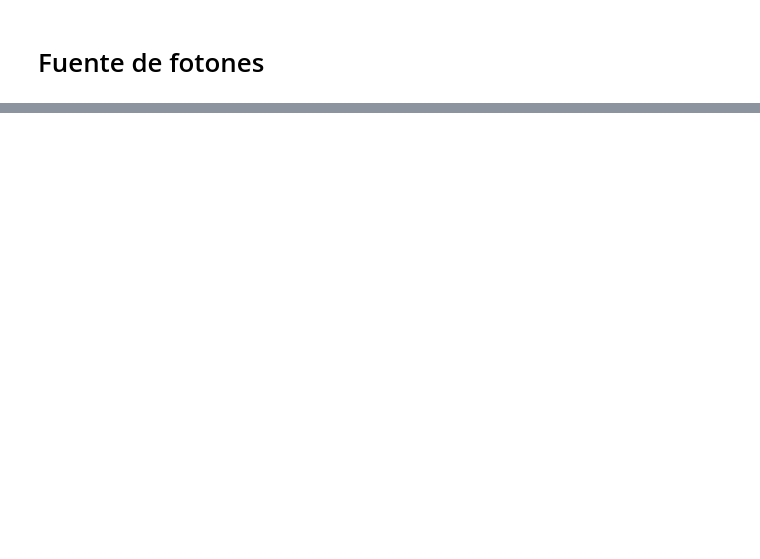
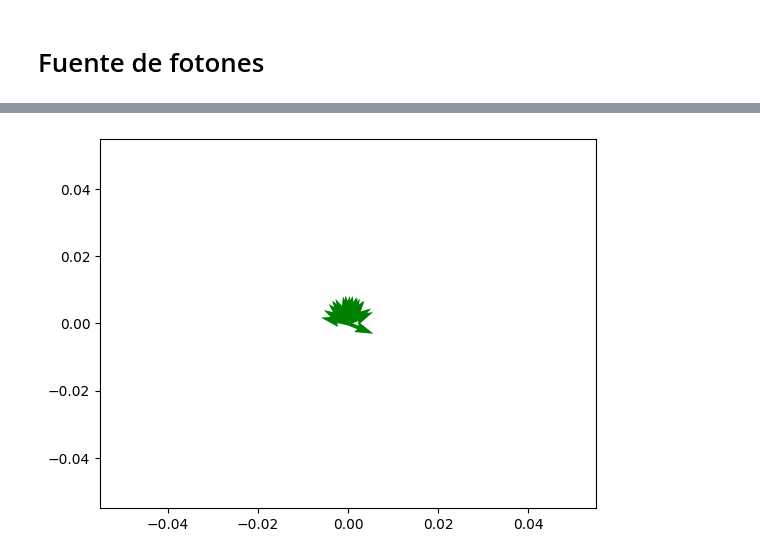
Before and after one commit to Olmichu22/Proyecto-DM-Master-Tecnologia-Fisica, a Jupyter notebook: test.ipynb, the cells around one changed output, grey strips where cells are left out. Saved outputs shown, nothing was run; the diff lists cells and outputs as text; code cells hidden in the pictures; blank space fills up the shorter version.

```diff
--- a/test.ipynb
+++ b/test.ipynb
@@ -152,0 +222,7 @@ plt.show()
+# %%
+# Dibujamos los vectores de dirección unitarios
+for f in fotones_angulo:
+  plt.quiver(f.pos[0], f.pos[1], f.dire[0], f.dire[1], color='g')
+plt.show()
+# %% [output]
+[figure, added]
```
Also changed, not shown: parts of 9 cells of this notebook, 3 other files.
